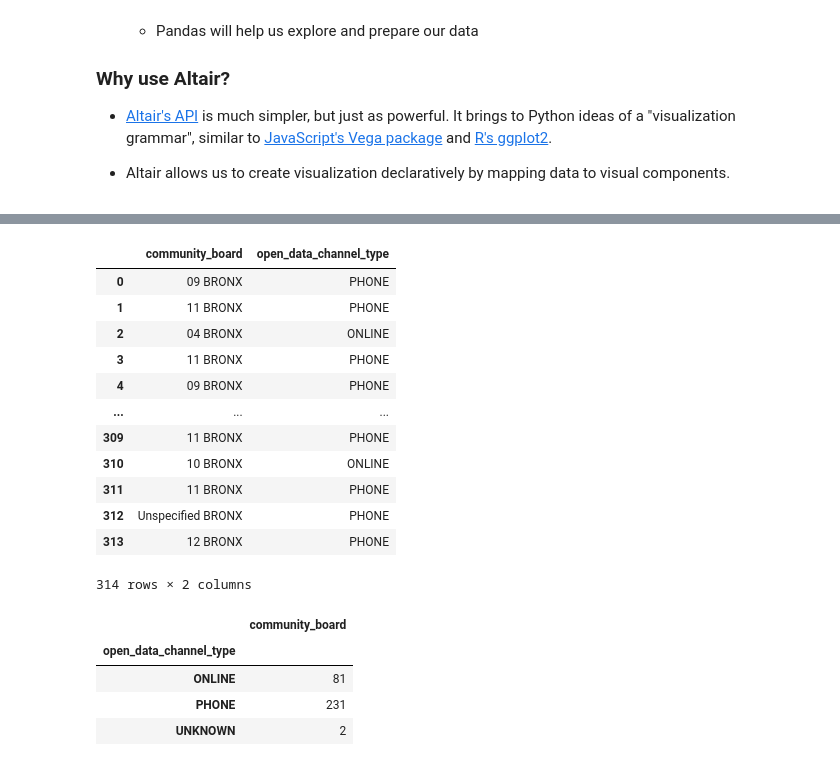
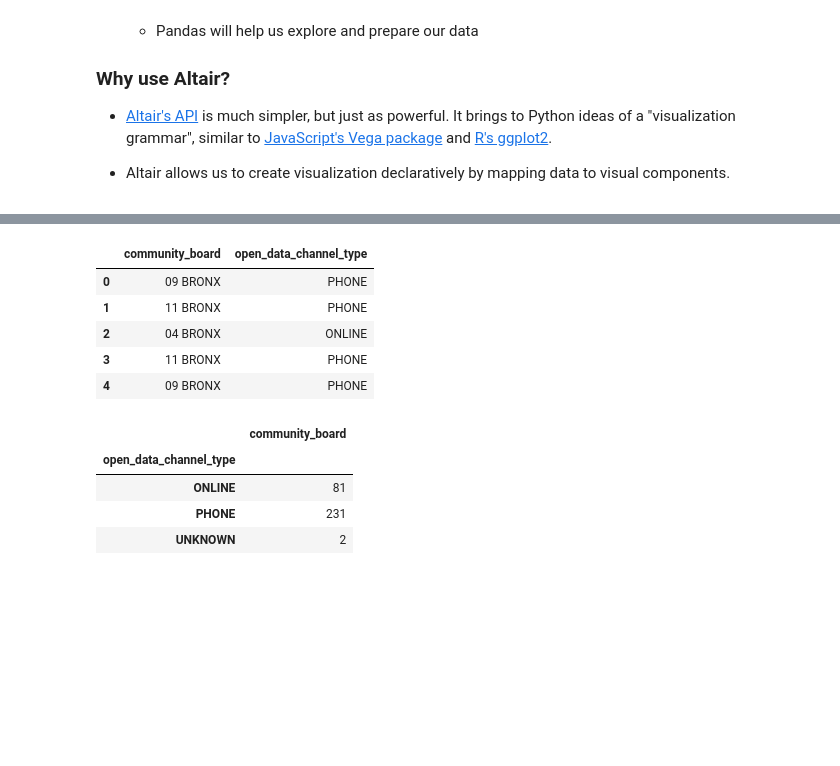
Before and after one commit to berryny/escooterdata, a Jupyter notebook: 311_The_Bronx_E_Scooter.ipynb, the cells around one changed output, grey strips where cells are left out. Cells and saved outputs as stored; diff of their text form; code cells hidden in the pictures; blank space fills up the shorter version.

```diff
--- a/311_The_Bronx_E_Scooter.ipynb
+++ b/311_The_Bronx_E_Scooter.ipynb
@@ -164,21 +150,14 @@ alt.Chart(df).mark_bar().encode(
 [interactive output not drawn]
 # %%
 df2 = pd.DataFrame(e_scooter, columns = ['community_board', 'open_data_channel_type'])
-df2
+df2.head()
 # %% [output]
 |  | community_board | open_data_channel_type |
 | 0 | 09 BRONX | PHONE |
 | 1 | 11 BRONX | PHONE |
 | 2 | 04 BRONX | ONLINE |
 | 3 | 11 BRONX | PHONE |
 | 4 | 09 BRONX | PHONE |
-| ... | ... | ... |
-| 309 | 11 BRONX | PHONE |
-| 310 | 10 BRONX | ONLINE |
-| 311 | 11 BRONX | PHONE |
-| 312 | Unspecified BRONX | PHONE |
-| 313 | 12 BRONX | PHONE |
-314 rows × 2 columns
 # %%
 # Indicates how the complaint was submitted to 311. i.e. By Phone, Online, Mobile, Other or Unknown.
 df2.groupby('open_data_channel_type').count()
```
Also changed, not shown: parts of 7 cells of this notebook.
